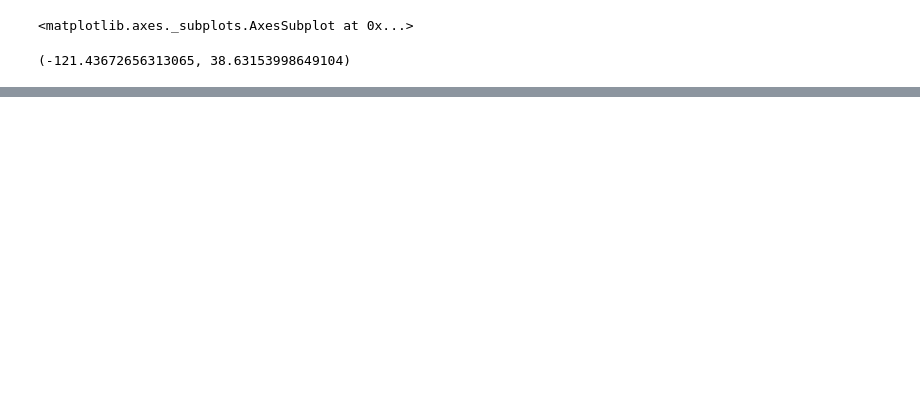
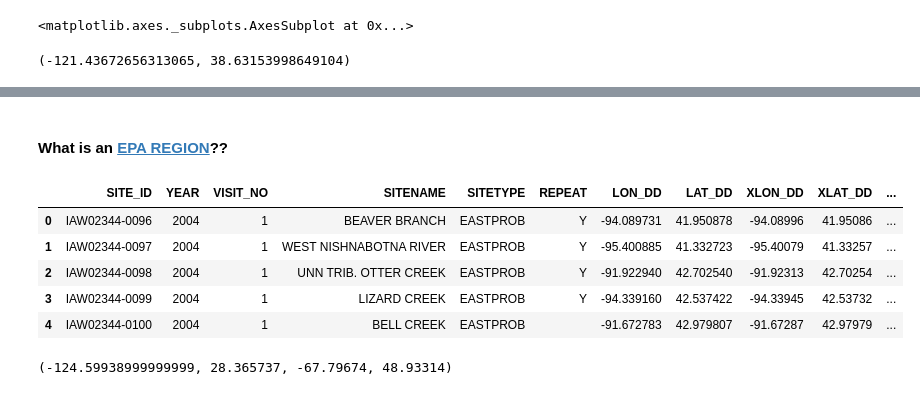
Before and after one commit to debboutr/2018_GIS_workshop, a Jupyter notebook: OpenDataExample.ipynb, the cells around one changed output, grey strips where cells are left out. Drawn from its saved outputs; the diff is of its cells as text; code cells hidden in the pictures; blank space fills up the shorter version.

```diff
--- a/OpenDataExample.ipynb
+++ b/OpenDataExample.ipynb
@@ -193,0 +399,2 @@ stamen_watercolor
+# %% [markdown]
+#### What is an [EPA REGION](https://www.epa.gov/aboutepa/visiting-regional-office)??
@@ -193,0 +406,9 @@ stamen_watercolor
+# %%
+g.head()
+# %% [output]
+|  | SITE_ID | YEAR | VISIT_NO | SITENAME | SITETYPE | REPEAT | LON_DD | LAT_DD | XLON_DD | XLAT_DD | ... |
+| 0 | IAW02344-0096 | 2004 | 1 | BEAVER BRANCH | EASTPROB | Y | -94.089731 | 41.950878 | -94.08996 | 41.95086 | ... |
+| 1 | IAW02344-0097 | 2004 | 1 | WEST NISHNABOTNA RIVER | EASTPROB | Y | -95.400885 | 41.332723 | -95.40079 | 41.33257 | ... |
+| 2 | IAW02344-0098 | 2004 | 1 | UNN TRIB. OTTER CREEK | EASTPROB | Y | -91.922940 | 42.702540 | -91.92313 | 42.70254 | ... |
+| 3 | IAW02344-0099 | 2004 | 1 | LIZARD CREEK | EASTPROB | Y | -94.339160 | 42.537422 | -94.33945 | 42.53732 | ... |
+| 4 | IAW02344-0100 | 2004 | 1 | BELL CREEK | EASTPROB |  | -91.672783 | 42.979807 | -91.67287 | 42.97979 | ... |
@@ -193,0 +424,7 @@ stamen_watercolor
+# %%
+print gdf.unary_union.bounds # Another way to get to the center of your data
+extent = gdf.unary_union.bounds
+lat_Center = (extent[1] + extent[3]) / 2
+lon_Center = (extent[0] + extent[2]) / 2
+# %% [output]
+(-124.59938999999999, 28.365737, -67.79674, 48.93314)
```
Also changed, not shown: parts of 50 cells of this notebook.
